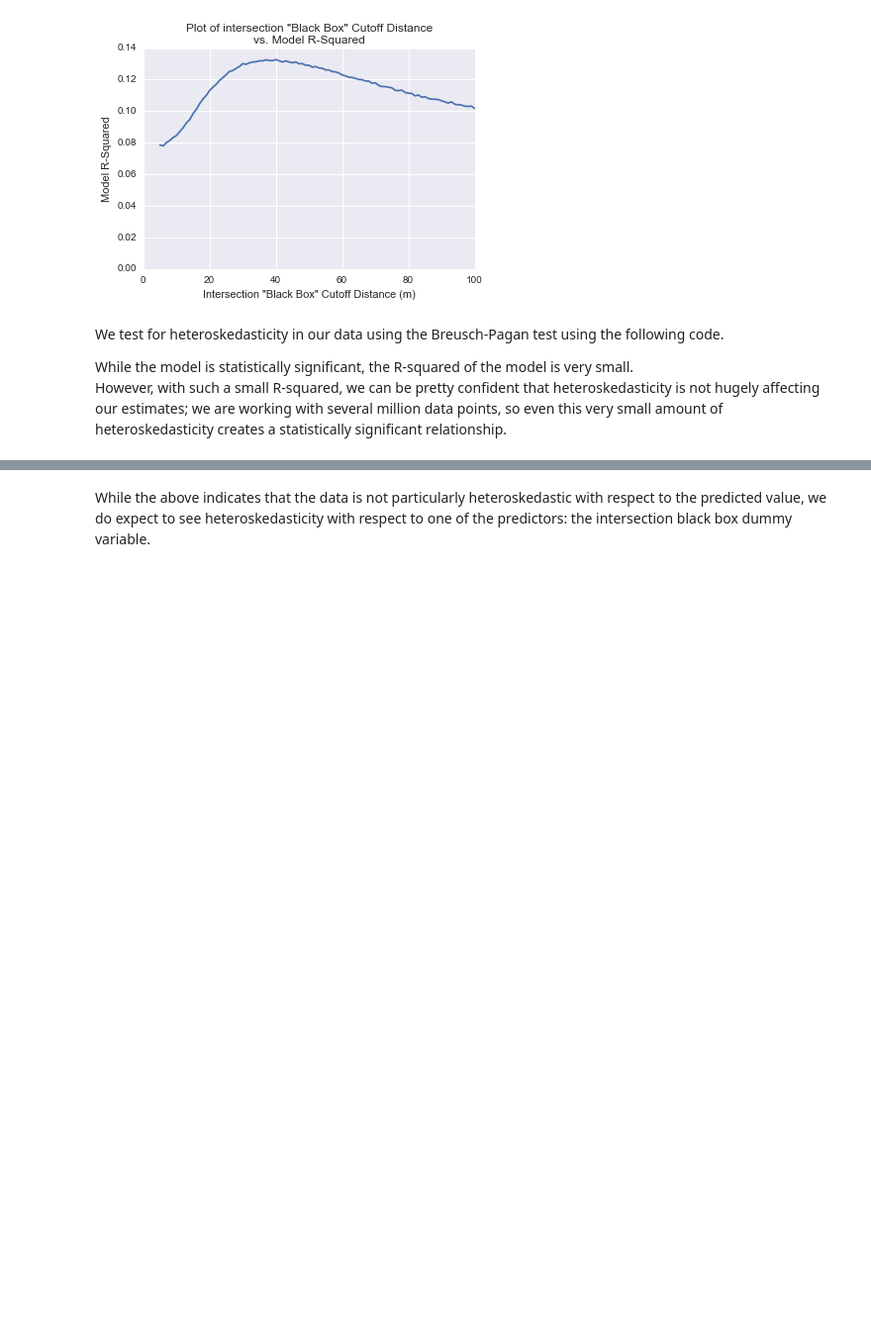
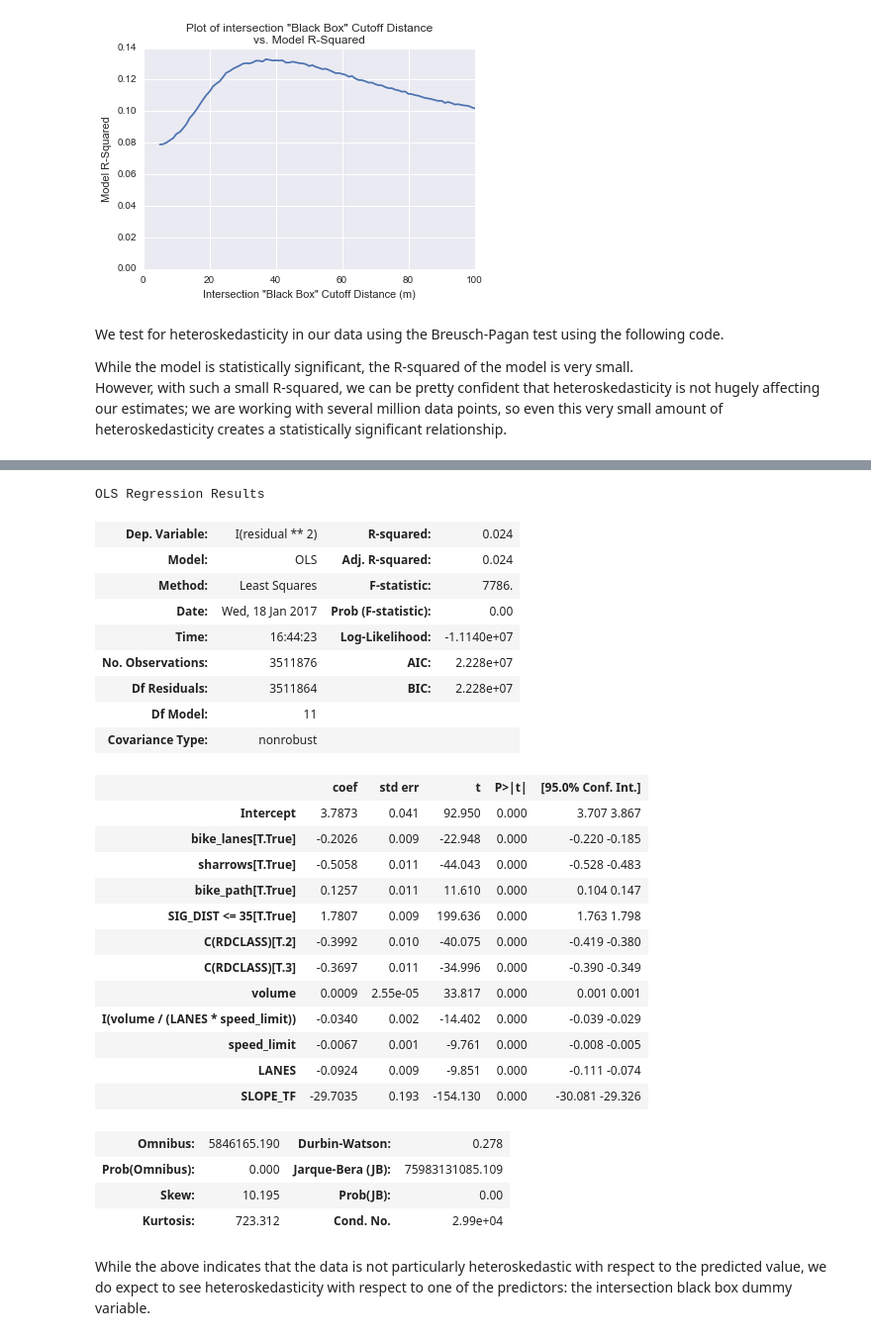
Before and after one commit to aclarry/toronto-cycling-speed-analysis, a Jupyter notebook: Speed Analysis.ipynb, the cells around one changed output, grey strips where cells are left out. Shown at 99% size. Cells and saved outputs as stored; diff of their text form; code cells hidden in the pictures; blank space fills up the shorter version.

```diff
--- a/Speed Analysis.ipynb
+++ b/Speed Analysis.ipynb
@@ -155,6 +203,39 @@ OLS Regression Results
 | Prob(Omnibus): | 0.000 | Jarque-Bera (JB): | 71895584184.156 |
 | Skew: | 10.020 | Prob(JB): | 0.00 |
 | Kurtosis: | 703.664 | Cond. No. | 1.17e+03 |
+# %%
+hetero_model = sm.ols(formula="I(residual**2) ~ " + " + ".join(explanatory_road),
+                      data=data).fit()
+
+hetero_model.summary()
+# %% [output]
+OLS Regression Results
+| Dep. Variable: | I(residual ** 2) | R-squared: | 0.024 |
+| Model: | OLS | Adj. R-squared: | 0.024 |
+| Method: | Least Squares | F-statistic: | 7786. |
+| Date: | Wed, 18 Jan 2017 | Prob (F-statistic): | 0.00 |
+| Time: | 16:44:23 | Log-Likelihood: | -1.1140e+07 |
+| No. Observations: | 3511876 | AIC: | 2.228e+07 |
+| Df Residuals: | 3511864 | BIC: | 2.228e+07 |
+| Df Model: | 11 |  |  |
+| Covariance Type: | nonrobust |  |  |
+|  | coef | std err | t | P>|t| | [95.0% Conf. Int.] |
+| Intercept | 3.7873 | 0.041 | 92.950 | 0.000 | 3.707 3.867 |
+| bike_lanes[T.True] | -0.2026 | 0.009 | -22.948 | 0.000 | -0.220 -0.185 |
+| sharrows[T.True] | -0.5058 | 0.011 | -44.043 | 0.000 | -0.528 -0.483 |
+| bike_path[T.True] | 0.1257 | 0.011 | 11.610 | 0.000 | 0.104 0.147 |
+| SIG_DIST <= 35[T.True] | 1.7807 | 0.009 | 199.636 | 0.000 | 1.763 1.798 |
+| C(RDCLASS)[T.2] | -0.3992 | 0.010 | -40.075 | 0.000 | -0.419 -0.380 |
+| C(RDCLASS)[T.3] | -0.3697 | 0.011 | -34.996 | 0.000 | -0.390 -0.349 |
+| volume | 0.0009 | 2.55e-05 | 33.817 | 0.000 | 0.001 0.001 |
+| I(volume / (LANES * speed_limit)) | -0.0340 | 0.002 | -14.402 | 0.000 | -0.039 -0.029 |
+| speed_limit | -0.0067 | 0.001 | -9.761 | 0.000 | -0.008 -0.005 |
+| LANES | -0.0924 | 0.009 | -9.851 | 0.000 | -0.111 -0.074 |
+| SLOPE_TF | -29.7035 | 0.193 | -154.130 | 0.000 | -30.081 -29.326 |
+| Omnibus: | 5846165.190 | Durbin-Watson: | 0.278 |
+| Prob(Omnibus): | 0.000 | Jarque-Bera (JB): | 75983131085.109 |
+| Skew: | 10.195 | Prob(JB): | 0.00 |
+| Kurtosis: | 723.312 | Cond. No. | 2.99e+04 |
 # %% [markdown]
 While the above indicates that the data is not particularly heteroskedastic with respect to the
 predicted value, we do expect to see heteroskedasticity with respect to one of the predictors:
```
Also changed, not shown: parts of 9 cells of this notebook, 1 other file.
